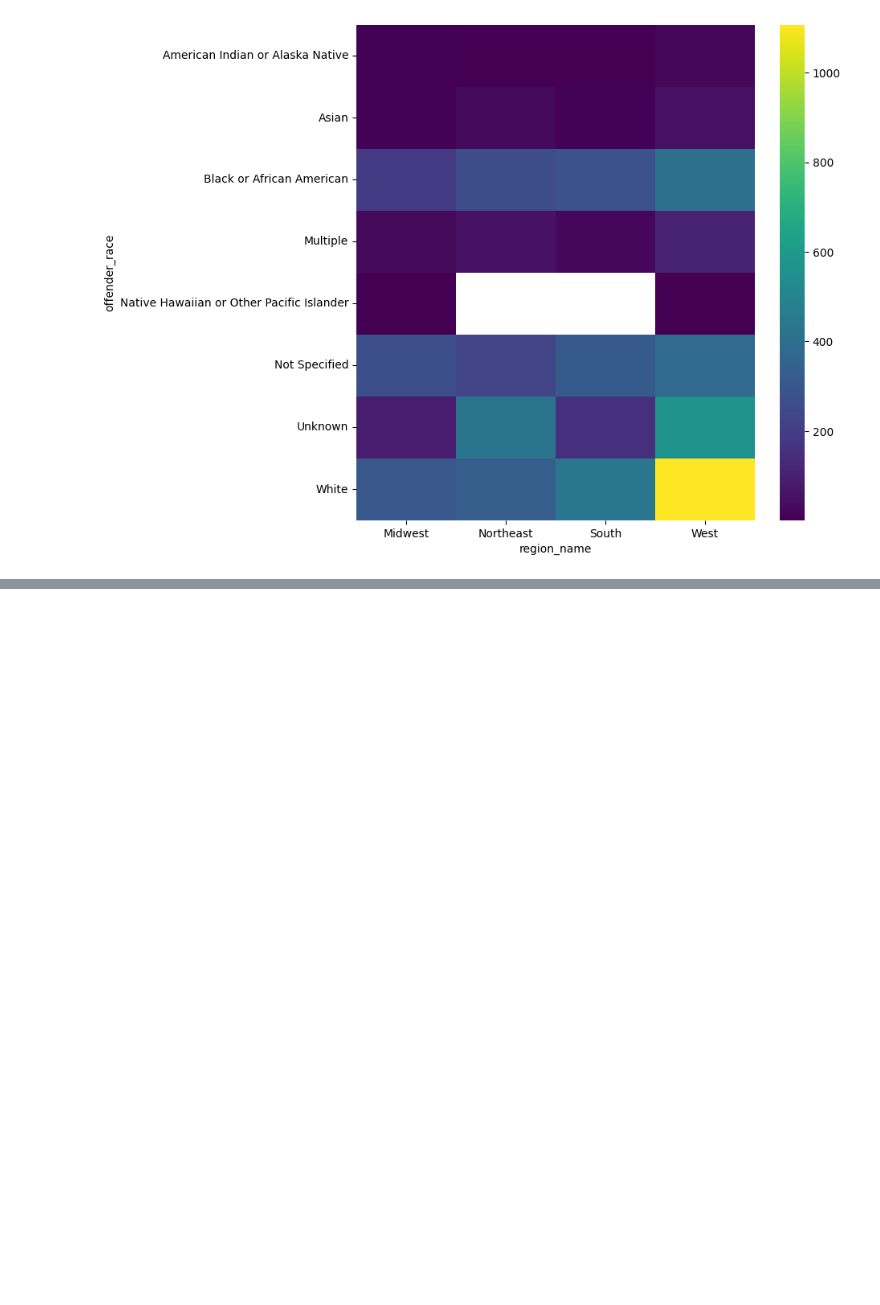
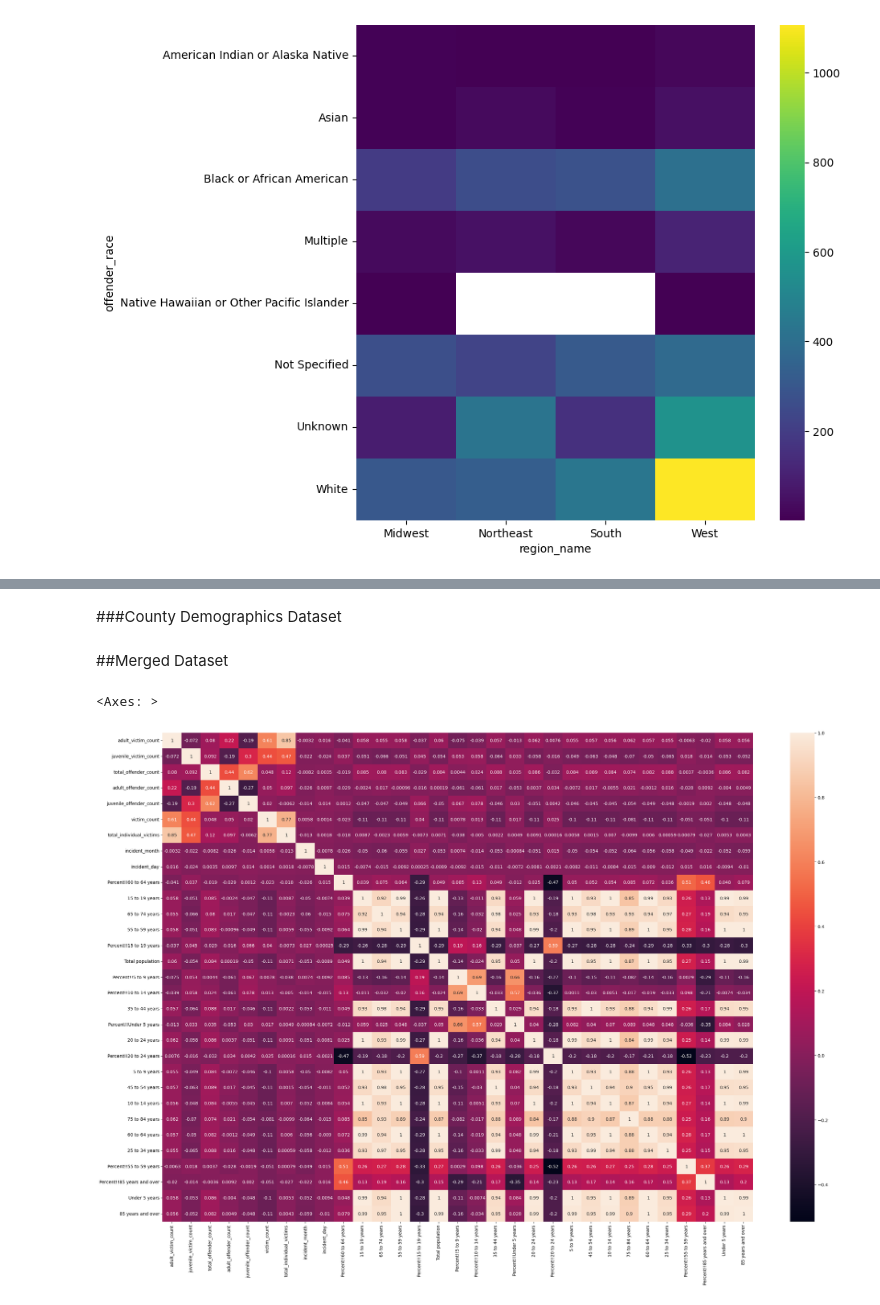
Before and after one commit to IsaacFigNewton/Analyzing-Hate-Crime-Data, a Jupyter notebook: Hate_Crime_Data_Exploration.ipynb, the cells around one changed output, grey strips where cells are left out. Cells and saved outputs as stored; diff of their text form; code cells hidden in the pictures; blank space fills up the shorter version.

Commit message:
Cleaned data even more, fixed a few bugs, added more data exploration figures

```diff
--- a/Hate_Crime_Data_Exploration.ipynb
+++ b/Hate_Crime_Data_Exploration.ipynb
@@ -122,0 +110,26 @@ merged_df
+# %%
+merged_df.drop(["ori", "state_abbr", "population_group_code", "pub_agency_unit",
+                "nan", "Geography", "Percent!!Total population", "population_group_description",
+                "Geographic Area Name", "incident_date", "pub_agency_unit"], axis=1, inplace=True)
+merged_df.drop(list(merged_df.filter(regex = "Margin of Error")), axis = 1, inplace = True)
+# %%
+merged_df = merged_df.replace("(X)", np.nan)
+# %%
+# Convert object columns to string dtype
+object_columns = ["pug_agency_name", "agency_type_name", "state_name", "division_name", "offender_race",
+                  "offender_ethnicity", "offense_name", "location_name", "bias_desc", "victim_types", "multiple_offense",
+                  "multiple_bias"]
+merged_df[object_columns] = merged_df[object_columns].astype(str)
+
+# Number columns
+int_columns = ["Total population", "Under 5 years", "5 to 9 years", "45 to 54 years", "10 to 14 years", "75 to 84 years", "60 to 64 years",
+                      "25 to 34 years", "15 to 19 years", "20 to 24 years", "35 to 44 years", "55 to 59 years", "65 to 74 years",
+                      "85 years and over", "incident_month", "incident_day"]
+merged_df[int_columns] = merged_df[int_columns].astype(int)
+
+# Convert columns with percentage values to float
+percentage_columns = ["Percent!!60 to 64 years", "Percent!!15 to 19 years", "Percent!!5 to 9 years", "Percent!!10 to 14 years",
+                      "Percent!!Under 5 years", "Percent!!20 to 24 years", "Percent!!55 to 59 years", "Percent!!85 years and over"]
+merged_df[percentage_columns] = merged_df[percentage_columns].astype(float)
+
+merged_df.dtypes
@@ -161,3 +200,7 @@ plt.xlabel('region_name')
 _ = plt.ylabel('offender_race')
 # %% [output]
 [figure]
+# %%
+# Select only the numerical columns
+numerical_cols = merged_df.select_dtypes(include=['int64', 'float64', np.number]).drop(labels=["incident_id"], axis=1)
+# numerical_cols
@@ -163,0 +211,2 @@ _ = plt.ylabel('offender_race')
+# %% [markdown]
+###County Demographics Dataset
@@ -163,0 +215,2 @@ _ = plt.ylabel('offender_race')
+# %% [markdown]
+##Merged Dataset
@@ -163,0 +219,10 @@ _ = plt.ylabel('offender_race')
+# %%
+# Create a correlation matrix
+corr = merged_df[numerical_cols.columns].corr()
+
+# Create a heatmap of the correlation matrix
+fig, ax = plt.subplots(figsize=(30,20))
+sns.heatmap(corr, annot=True, ax=ax)
+# %% [output]
+<Axes: >
+[figure, added]
```
Also changed, not shown: parts of 19 cells of this notebook.
